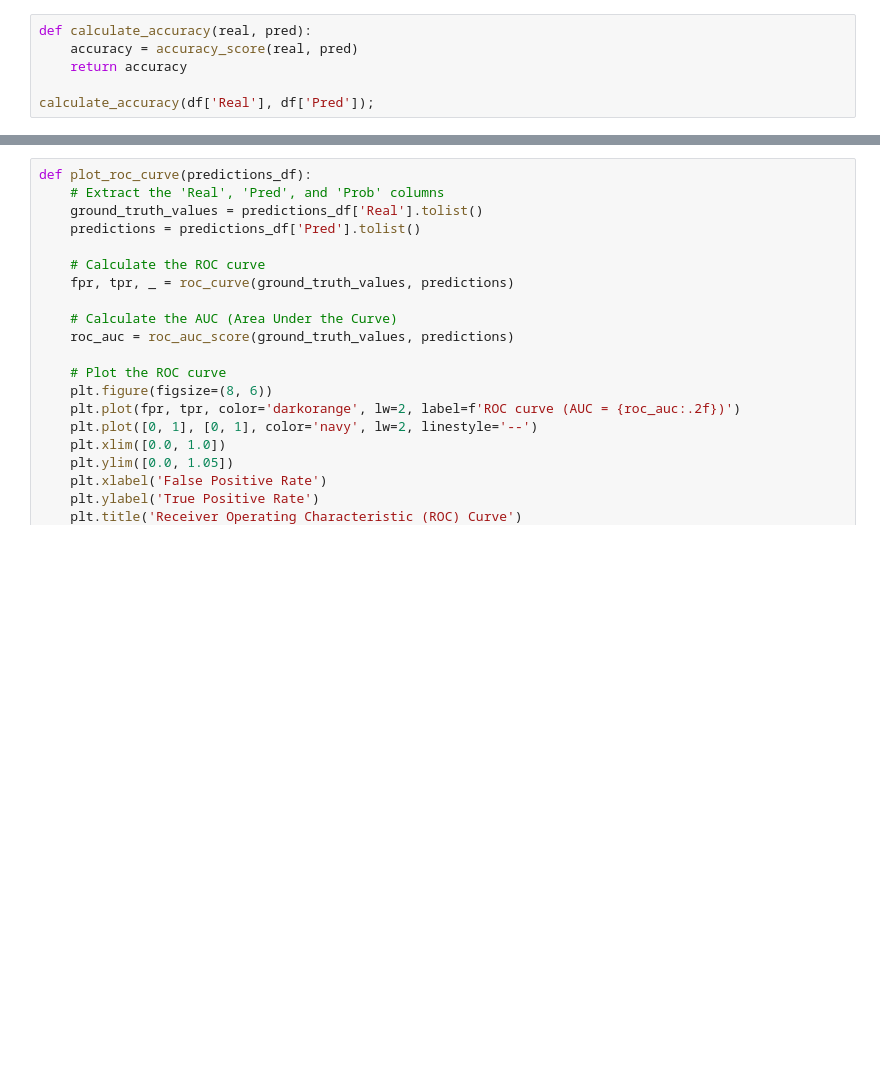
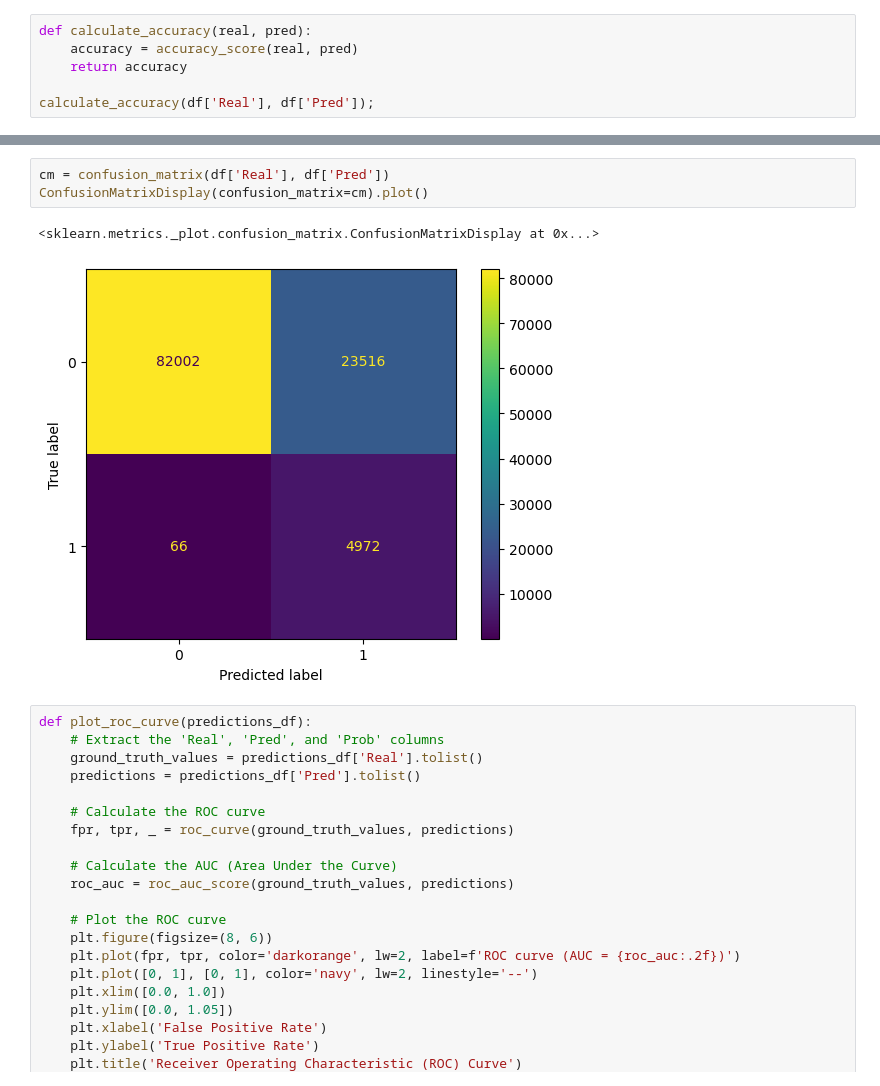
Before and after one commit to geakos01/friend_recommender, a Jupyter notebook: UsedNotebook.ipynb, the cells around one changed output, grey strips where cells are left out. Saved outputs shown, nothing was run; the diff lists cells and outputs as text; blank space fills up the shorter version.

```diff
--- a/UsedNotebook.ipynb
+++ b/UsedNotebook.ipynb
@@ -367,3 +384,9 @@ calculate_accuracy(df['Real'], df['Pred']);
+# %%
+cm = confusion_matrix(df['Real'], df['Pred'])
+ConfusionMatrixDisplay(confusion_matrix=cm).plot()
+# %% [output]
+<sklearn.metrics._plot.confusion_matrix.ConfusionMatrixDisplay at 0x...>
+[figure, added]
 # %%
 def plot_roc_curve(predictions_df):
     # Extract the 'Real', 'Pred', and 'Prob' columns
```
Also changed, not shown: parts of 2 cells of this notebook.
